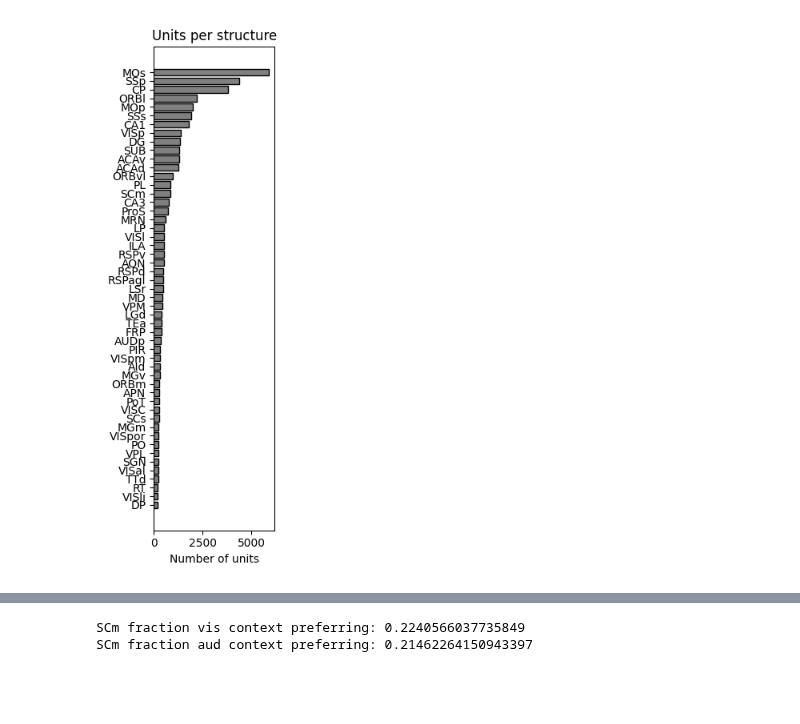
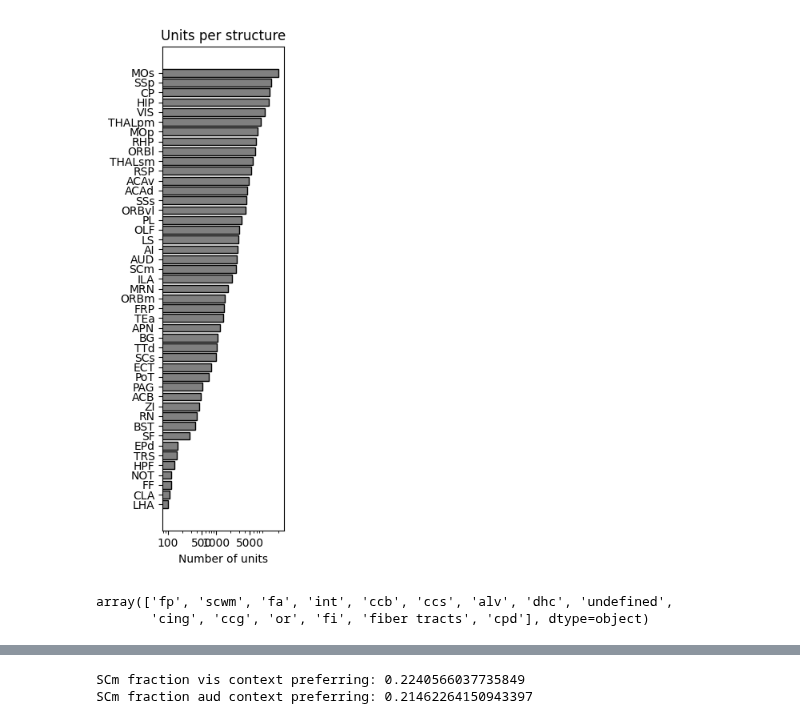
Before and after one commit to AllenInstitute/dynamic_routing_analysis, a Jupyter notebook: notebooks/single_unit_metrics_analysis.ipynb, the cells around one changed output, grey strips where cells are left out. Drawn from its saved outputs; the diff is of its cells as text; code cells hidden in the pictures; blank space fills up the shorter version.

```diff
--- a/notebooks/single_unit_metrics_analysis.ipynb
+++ b/notebooks/single_unit_metrics_analysis.ipynb
@@ -84,10 +86,9 @@ sel_project='DynamicRouting'
 sel_units=all_data.query('presence_ratio>=0.7 and \
                             isi_violations_ratio<=0.5 and \
                             amplitude_cutoff<=0.1 and \
-                            activity_drift<=0.1 and \
+                            activity_drift<=0.2 and \
                             project.str.contains(@sel_project) and \
                             ~structure.isna() and ~location.isna() and \
-                            firing_rate>=0.5 and \
                             session_id in @dr_session_list',)
                             # session_id in @templeton_session_list')
 
@@ -118,27 +119,59 @@ for structure, group in structure_grouping.items():
 sel_units=sel_units.query('structure not in @exclude_structure_list')
 
 adj_pvals=spike_utils.calculate_single_unit_metric_adjusted_pvals(sel_units,sel_project)
+# %%
+#simplified structure grouping
+# combine some smaller, related areas
+
+simplfied_structure_grouping = {
+    'VIS': ['VISp', 'VISa', 'VISal', 'VISam', 'VISl', 'VISli', 'VISp', 'VISpl', 'VISpm', 'VISpor', 'VISrl'],
+    'AUD': ['AUDp', 'AUDv', 'AUDd', 'AUDpo'],
+    'AI': ['AIp', 'AIv', 'AId', 'GU', 'VISC'],
+    'HIP': ['CA1', 'CA2', 'CA3', 'DG',],
+    'RHP': ['ENTl', 'ENTm', 'PAR', 'POST', 'PRE', 'SUB', 'ProS'],
+    'OLF': ['OLF','AON','AOB','MOB','TT','DP','PIR'],
+    'THALsm': ['VAL','VM','VPL','VPLpc','VPM','MGd','MGv','MGm','LGd'],
+    'THALpm': ['LP','PO','POL','SGN','Eth', #
+               'AV','AMd','AMv','AD','IAM','IAD','LD', #
+               'IMD','MD','SMT','PR', #
+               'PVT','PT','RE','Xi', #
+               'RH','PCN','CM','CL','PF','PIL', #
+               'RT', #
+               'IGL','IntG','LGv','SubG', #
+               'MH','LH' #
+               ],
+    'RSP': ['RSPagl','RSPd','RSPv'],
+    'AMY': ['BLAp','CEAm'],
+    'BG': ['GP','GPe','GPi','SNr','SNc','VTA'],
+    'LS': ['LSc','LSr','LSv'],
+}
+# %%
+sel_units['simplified_structure'] = sel_units['structure']
+for group, structure_list in simplfied_structure_grouping.items():
+    sel_units.loc[sel_units['structure'].isin(structure_list), 'simplified_structure'] = group
 # %%
 #bar plot of units recorded
 
-min_n_units=200
+min_n_units=100
 min_n_sessions=3
 
-n_sessions_by_structure=sel_units.groupby('structure')['session_id'].nunique()
-n_units_by_structure=sel_units['structure'].value_counts()
+n_sessions_by_structure=sel_units.groupby('simplified_structure')['session_id'].nunique()
+n_units_by_structure=sel_units['simplified_structure'].value_counts()
 n_units_sessions_by_structure_table=pd.merge(
     n_units_by_structure,n_sessions_by_structure,left_index=True,right_index=True,how='outer',suffixes=('_n_units','_n_sessions')
     ).query('count>@min_n_units and session_id>=@min_n_sessions').sort_values(by='count', ascending=True)
 
 # n_units_sessions_by_structure_table
 
 fig,ax=plt.subplots(1,1,figsize=(2.5,7),sharex=True,sharey=True)
 ax.barh(n_units_sessions_by_structure_table.index, n_units_sessions_by_structure_table['count'],
        color='gray', edgecolor='k')
 ax.set_xlabel('Number of units')
 ax.set_title('Units per structure')
-# ax.set_xscale('log')
+ax.set_xscale('log')
+ax.set_xticks([100,500,1000,5000])
+ax.set_xticklabels(['100','500','1000','5000'])
 
 fig.tight_layout()
 # %% [output]
-[figure, old version]
+[figure, new version]
@@ -144,0 +217,5 @@ fig.tight_layout()
+# %%
+sel_units.query('broad_structure==""')['structure'].unique()
+# %% [output]
+array(['fp', 'scwm', 'fa', 'int', 'ccb', 'ccs', 'alv', 'dhc', 'undefined',
+       'cing', 'ccg', 'or', 'fi', 'fiber tracts', 'cpd'], dtype=object)
```
Also changed, not shown: parts of 11 cells of this notebook, 8 other files.
